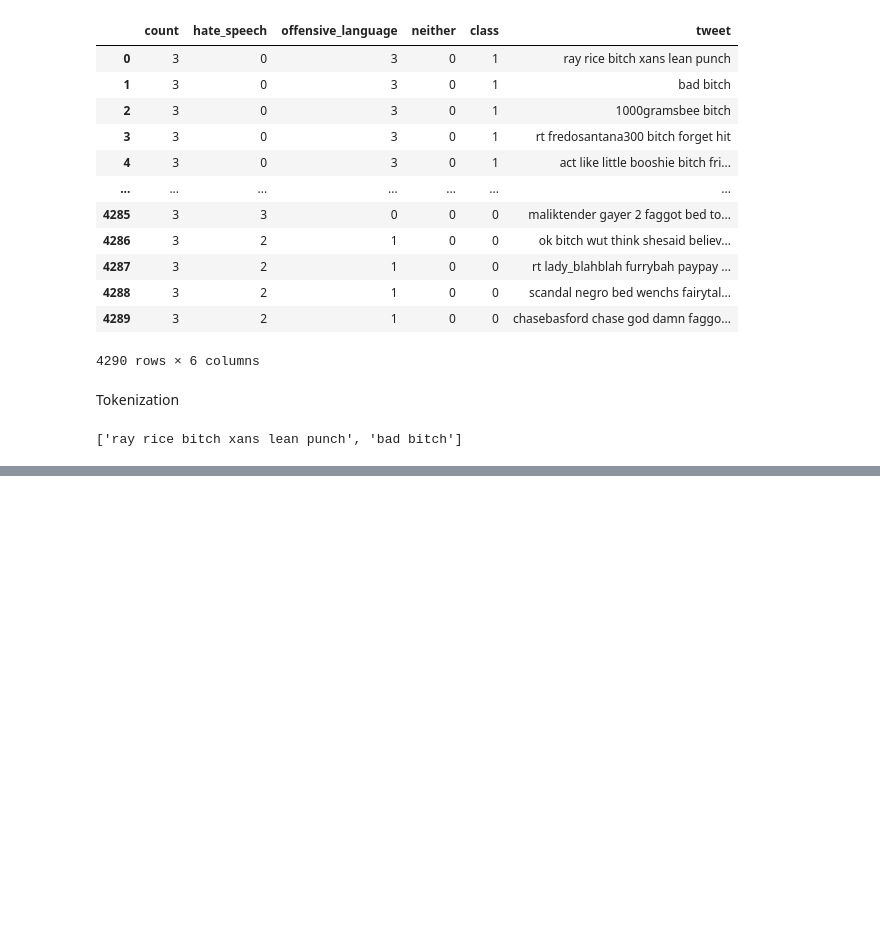
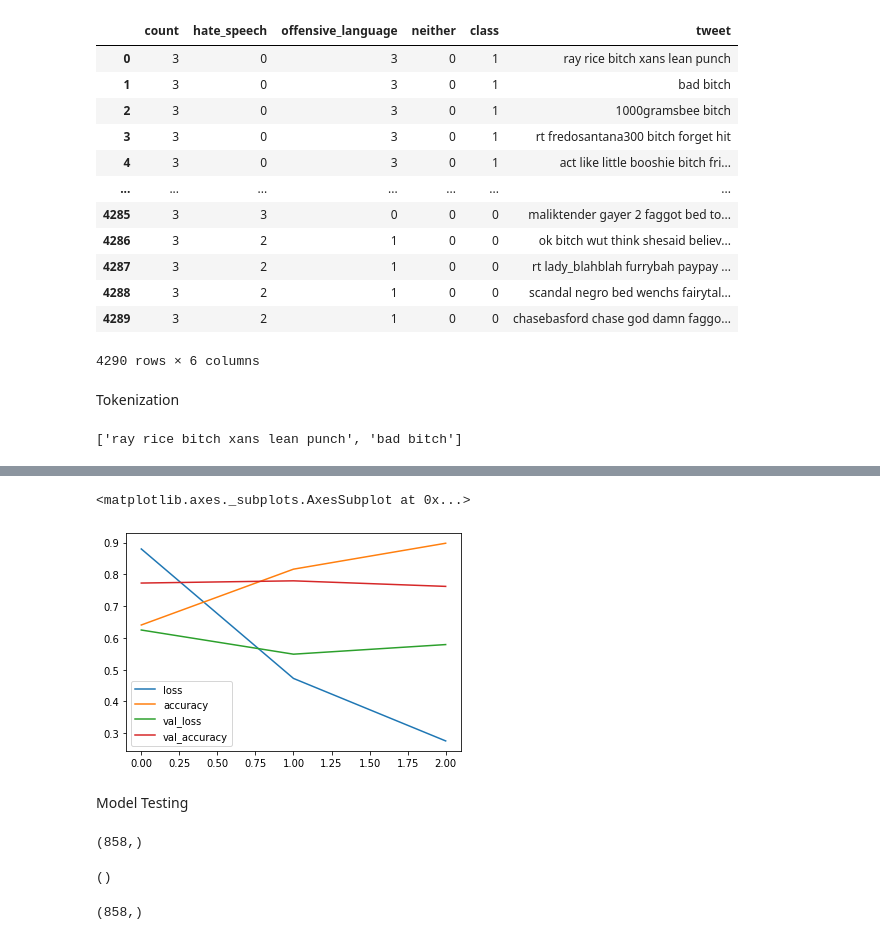
Before and after one commit to beingsantosh/Deep-Learning, a Jupyter notebook: Hate_Speech_Classification.ipynb, the cells around one changed output, grey strips where cells are left out. Cells and saved outputs as stored; diff of their text form; code cells hidden in the pictures; blank space fills up the shorter version.

```diff
--- a/Hate_Speech_Classification.ipynb
+++ b/Hate_Speech_Classification.ipynb
@@ -149,0 +225,2 @@ TypeError: ignored
+# %%
+X_train, X_test,y_train,y_test=train_test_split(X,y,test_size= 0.2, random_state= 10, stratify = y)
@@ -149,0 +231,22 @@ TypeError: ignored
+# %%
+vec_size = 300
+
+model = Sequential()
+model.add(Embedding(vocab_size,vec_size, input_length=max_len))
+
+model.add(Conv1D(32,2, activation='relu'))
+
+model.add(MaxPooling1D(2))
+
+model.add(Dropout(0.2))
+
+model.add(Dense(32, activation='relu'))
+
+model.add(GlobalMaxPooling1D())
+
+model.add(Dense(3,activation='softmax'))
+# %%
+
+model.compile(optimizer=Adam(learning_rate=0.001) , loss='categorical_crossentropy', metrics = ['accuracy'])
+# %%
+model.fit(X_train,y_train,epochs=3, validation_data=(X_test,y_test), shuffle=True)
@@ -149,0 +261,7 @@ TypeError: ignored
+# %%
+pd.DataFrame(model.history.history).plot()
+# %% [output]
+<matplotlib.axes._subplots.AxesSubplot at 0x...>
+[figure, added]
+# %% [markdown]
+Model Testing
@@ -149,0 +273,13 @@ TypeError: ignored
+# %%
+y_pred.shape
+# %% [output]
+(858,)
+# %%
+y_test.shape
+# %% [output]
+()
+# %%
+y_test= np.argmax(y_test,axis=-1)
+y_test.shape
+# %% [output]
+(858,)
```
Also changed, not shown: parts of 34 cells of this notebook.
